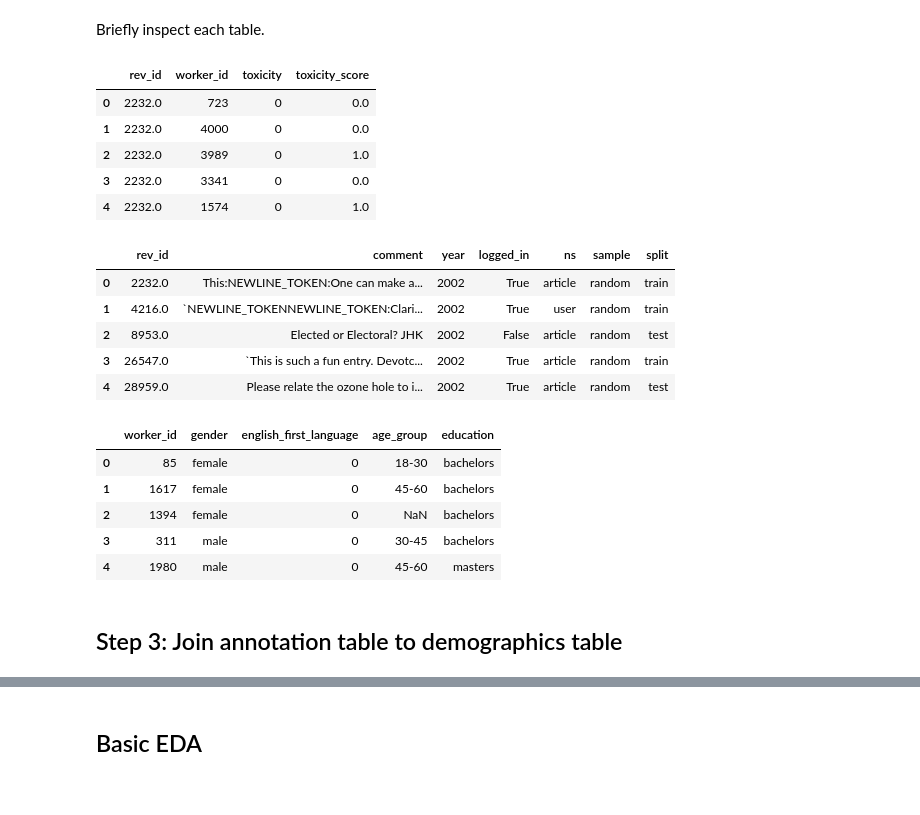
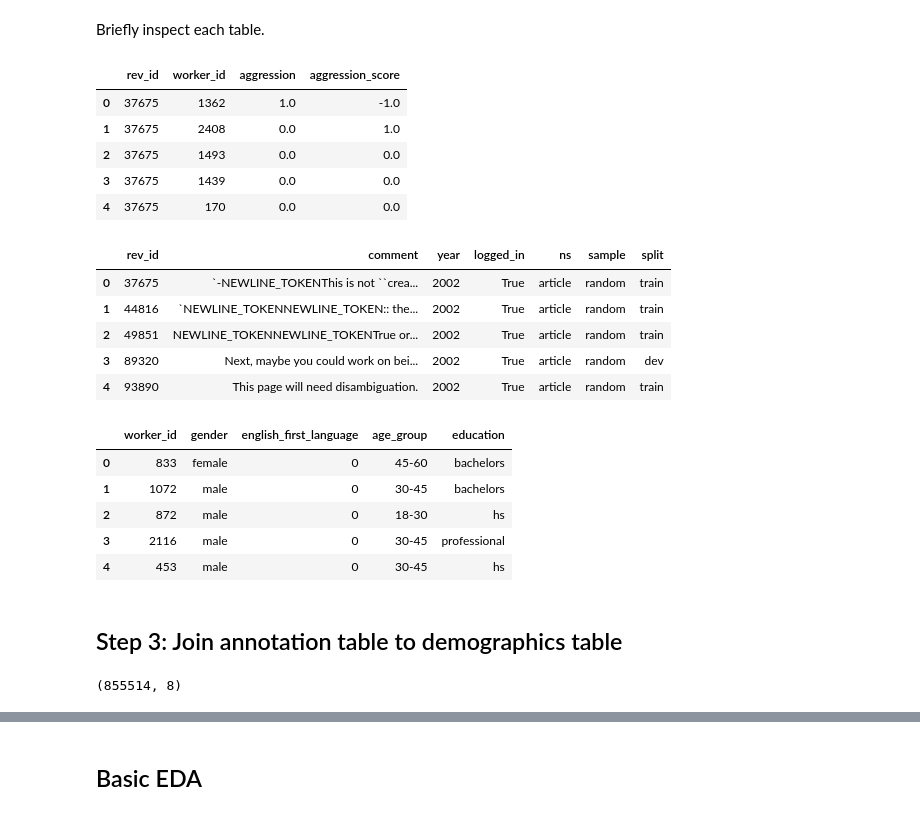
Before and after one commit to carljparker/data-512, a Jupyter notebook: data-512-a2/aggress-attack-eda.ipynb, the cells around one changed output, grey strips where cells are left out. Drawn from its saved outputs; the diff is of its cells as text; code cells hidden in the pictures.

```diff
--- a/data-512-a2/aggress-attack-eda.ipynb
+++ b/data-512-a2/aggress-attack-eda.ipynb
@@ -63,37 +9,37 @@ import pandas as pd
 import seaborn as sns
 from matplotlib import pyplot as plt
 # %%
-toxicity_annotations = pd.read_csv("toxicity_annotations.tsv", delimiter="\t")
-toxicity_annotated_comments = pd.read_csv("toxicity_annotated_comments.tsv", delimiter="\t")
-toxicity_worker_demographics = pd.read_csv("toxicity_worker_demographics.tsv", delimiter="\t")
+aggression_annotations = pd.read_csv("aggression_annotations.tsv", delimiter="\t")
+aggression_annotated_comments = pd.read_csv("aggression_annotated_comments.tsv", delimiter="\t")
+aggression_worker_demographics = pd.read_csv("aggression_worker_demographics.tsv", delimiter="\t")
 # %% [markdown]
 Briefly inspect each table.
 # %%
-toxicity_annotations.head()
+aggression_annotations.head()
 # %% [output]
-|  | rev_id | worker_id | toxicity | toxicity_score |
-| 0 | 2232.0 | 723 | 0 | 0.0 |
-| 1 | 2232.0 | 4000 | 0 | 0.0 |
-| 2 | 2232.0 | 3989 | 0 | 1.0 |
-| 3 | 2232.0 | 3341 | 0 | 0.0 |
-| 4 | 2232.0 | 1574 | 0 | 1.0 |
+|  | rev_id | worker_id | aggression | aggression_score |
+| 0 | 37675 | 1362 | 1.0 | -1.0 |
+| 1 | 37675 | 2408 | 0.0 | 1.0 |
+| 2 | 37675 | 1493 | 0.0 | 0.0 |
+| 3 | 37675 | 1439 | 0.0 | 0.0 |
+| 4 | 37675 | 170 | 0.0 | 0.0 |
 # %%
-toxicity_annotated_comments.head()
+aggression_annotated_comments.head()
 # %% [output]
 |  | rev_id | comment | year | logged_in | ns | sample | split |
-| 0 | 2232.0 | This:NEWLINE_TOKEN:One can make a... | 2002 | True | article | random | train |
-| 1 | 4216.0 | `NEWLINE_TOKENNEWLINE_TOKEN:Clari... | 2002 | True | user | random | train |
-| 2 | 8953.0 | Elected or Electoral? JHK | 2002 | False | article | random | test |
-| 3 | 26547.0 | `This is such a fun entry. Devotc... | 2002 | True | article | random | train |
-| 4 | 28959.0 | Please relate the ozone hole to i... | 2002 | True | article | random | test |
+| 0 | 37675 | `-NEWLINE_TOKENThis is not ``crea... | 2002 | True | article | random | train |
+| 1 | 44816 | `NEWLINE_TOKENNEWLINE_TOKEN:: the... | 2002 | True | article | random | train |
+| 2 | 49851 | NEWLINE_TOKENNEWLINE_TOKENTrue or... | 2002 | True | article | random | train |
+| 3 | 89320 | Next, maybe you could work on bei... | 2002 | True | article | random | dev |
+| 4 | 93890 | This page will need disambiguation. | 2002 | True | article | random | train |
 # %%
-toxicity_worker_demographics.head()
+aggression_worker_demographics.head()
 # %% [output]
 |  | worker_id | gender | english_first_language | age_group | education |
-| 0 | 85 | female | 0 | 18-30 | bachelors |
-| 1 | 1617 | female | 0 | 45-60 | bachelors |
-| 2 | 1394 | female | 0 | NaN | bachelors |
-| 3 | 311 | male | 0 | 30-45 | bachelors |
-| 4 | 1980 | male | 0 | 45-60 | masters |
+| 0 | 833 | female | 0 | 45-60 | bachelors |
+| 1 | 1072 | male | 0 | 30-45 | bachelors |
+| 2 | 872 | male | 0 | 18-30 | hs |
+| 3 | 2116 | male | 0 | 30-45 | professional |
+| 4 | 453 | male | 0 | 30-45 | hs |
 # %% [markdown]
 ## Step 3: Join annotation table to demographics table
@@ -102,3 +48,7 @@ joined_annotations = toxicity_annotations.join( toxicity_worker_demographics, on
+# %%
+joined_annotations.shape
+# %% [output]
+(855514, 8)
 # %%
 joined_annotations.head()
 # %% [output]
```
Also changed, not shown: parts of 13 cells of this notebook.
